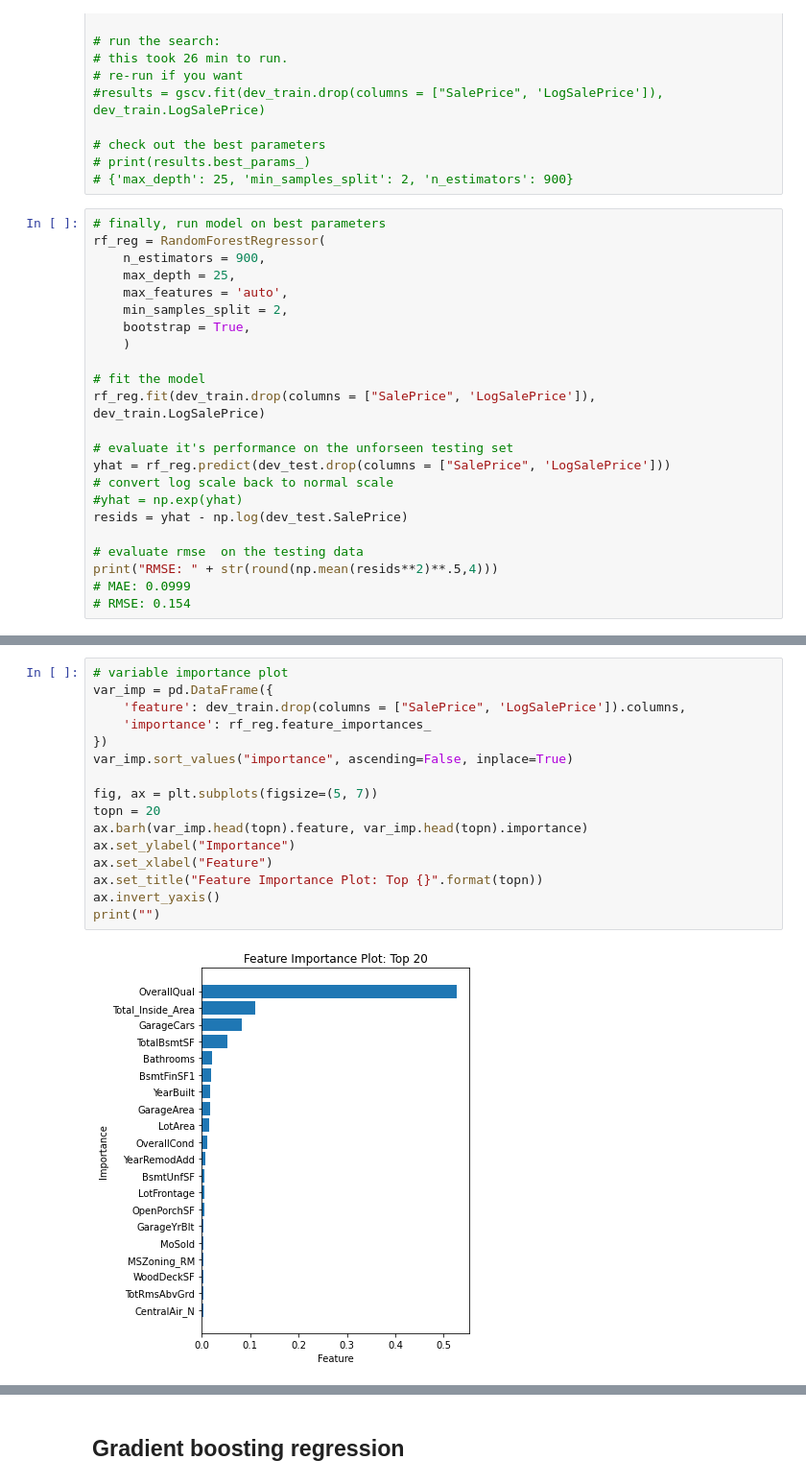
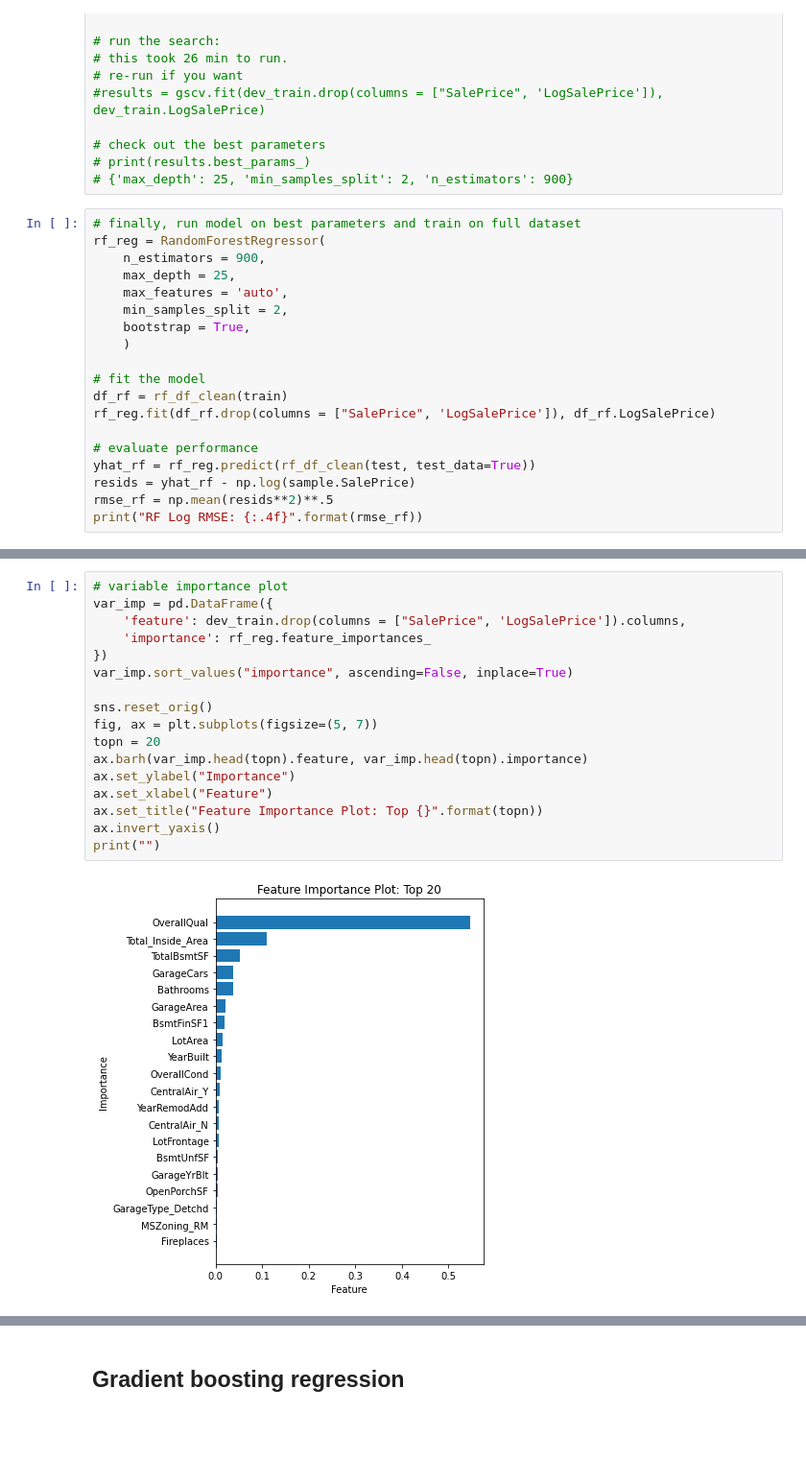
Before and after one commit to trevor-johnson1/w207_finalproject, a Jupyter notebook: models/modeling_tj.ipynb, the cells around one changed output, grey strips where cells are left out. Shown at 96% size. Drawn from its saved outputs; the diff is of its cells as text; blank space fills up the shorter version.

Commit message:
cleaning up ensemble model and adding in keras deep NN model

```diff
--- a/models/modeling_tj.ipynb
+++ b/models/modeling_tj.ipynb
@@ -436,7 +474,7 @@ gscv = GridSearchCV(
 # print(results.best_params_)
 # {'max_depth': 25, 'min_samples_split': 2, 'n_estimators': 900}
 # %%
-# finally, run model on best parameters
+# finally, run model on best parameters and train on full dataset
 rf_reg = RandomForestRegressor(
     n_estimators = 900,
     max_depth = 25,
@@ -446,16 +484,12 @@ rf_reg = RandomForestRegressor(
     )
 
 # fit the model
-rf_reg.fit(dev_train.drop(columns = ["SalePrice", 'LogSalePrice']), dev_train.LogSalePrice)
+df_rf = rf_df_clean(train)
+rf_reg.fit(df_rf.drop(columns = ["SalePrice", 'LogSalePrice']), df_rf.LogSalePrice)
 
-# evaluate it's performance on the unforseen testing set
-yhat = rf_reg.predict(dev_test.drop(columns = ["SalePrice", 'LogSalePrice']))
-# convert log scale back to normal scale
-#yhat = np.exp(yhat)
-resids = yhat - np.log(dev_test.SalePrice)
-
-# evaluate rmse  on the testing data
-print("RMSE: " + str(round(np.mean(resids**2)**.5,4)))
-# MAE: 0.0999
-# RMSE: 0.154
+# evaluate performance
+yhat_rf = rf_reg.predict(rf_df_clean(test, test_data=True))
+resids = yhat_rf - np.log(sample.SalePrice)
+rmse_rf = np.mean(resids**2)**.5
+print("RF Log RMSE: {:.4f}".format(rmse_rf))
 # %% [output]
@@ -481,18 +497,19 @@ Log RMSE: 0.1442
 # %%
 # variable importance plot
 var_imp = pd.DataFrame({
     'feature': dev_train.drop(columns = ["SalePrice", 'LogSalePrice']).columns,
     'importance': rf_reg.feature_importances_
 })
 var_imp.sort_values("importance", ascending=False, inplace=True)
 
+sns.reset_orig()
 fig, ax = plt.subplots(figsize=(5, 7))
 topn = 20
 ax.barh(var_imp.head(topn).feature, var_imp.head(topn).importance)
 ax.set_ylabel("Importance")
 ax.set_xlabel("Feature")
 ax.set_title("Feature Importance Plot: Top {}".format(topn))
 ax.invert_yaxis()
 print("")
 # %% [output]
-[figure, old version]
+[figure, new version]
```
Also changed, not shown: parts of 42 cells of this notebook.
